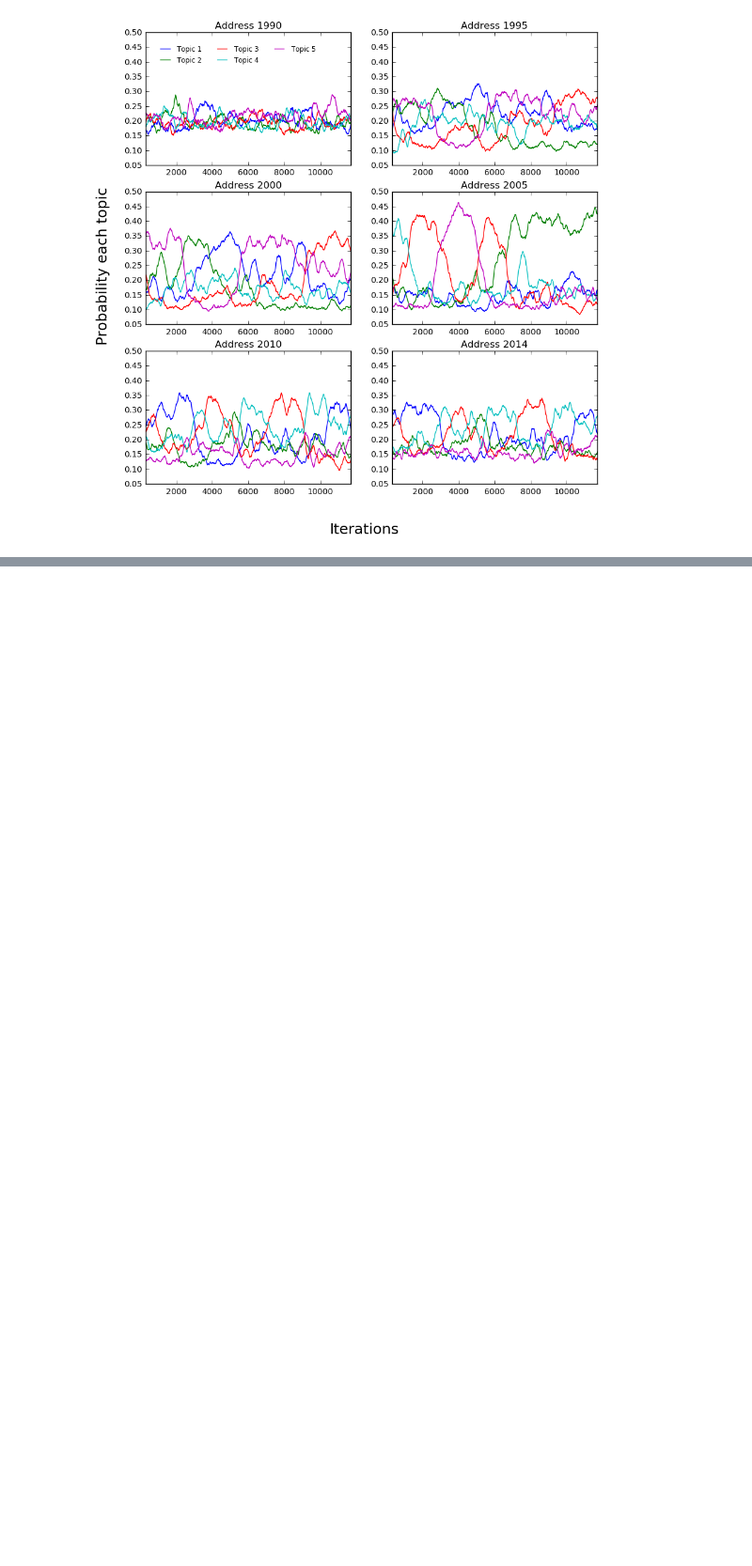
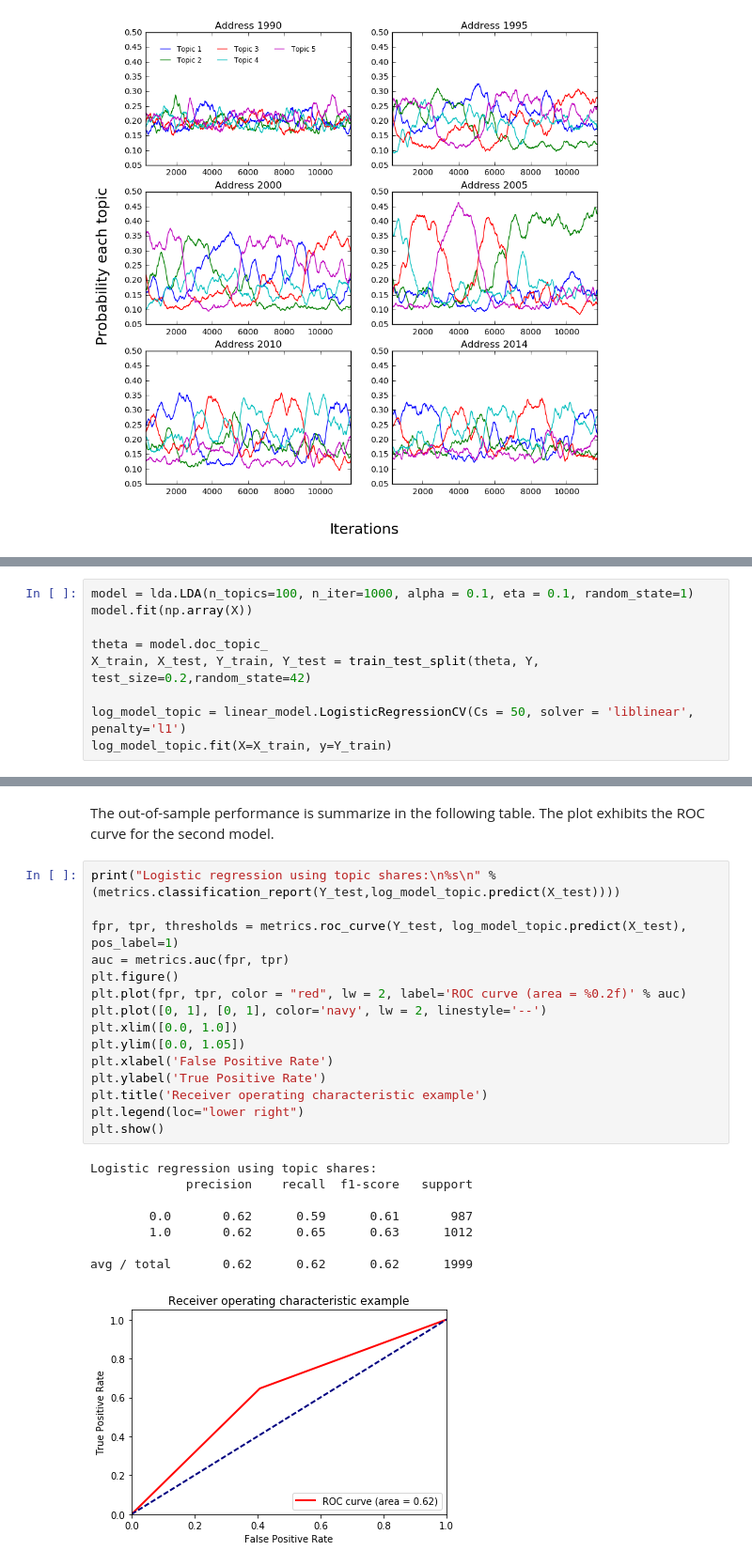
Before and after one commit to veldanie/text_mining, a Jupyter notebook: Report2.ipynb, the cells around one changed output, grey strips where cells are left out. Shown at 94% size. Saved outputs shown, nothing was run; the diff lists cells and outputs as text; blank space fills up the shorter version.

```diff
--- a/Report2.ipynb
+++ b/Report2.ipynb
@@ -351,0 +616,9 @@ fig.show()
+# %%
+model = lda.LDA(n_topics=100, n_iter=1000, alpha = 0.1, eta = 0.1, random_state=1)
+model.fit(np.array(X))
+
+theta = model.doc_topic_
+X_train, X_test, Y_train, Y_test = train_test_split(theta, Y, test_size=0.2,random_state=42)
+
+log_model_topic = linear_model.LogisticRegressionCV(Cs = 50, solver = 'liblinear', penalty='l1')
+log_model_topic.fit(X=X_train, y=Y_train)
@@ -351,0 +648,26 @@ fig.show()
+# %% [markdown]
+The  out-of-sample performance is summarize in the following table. The plot exhibits the ROC curve for the second model.
+# %%
+print("Logistic regression using topic shares:\n%s\n" % (metrics.classification_report(Y_test,log_model_topic.predict(X_test))))
+
+fpr, tpr, thresholds = metrics.roc_curve(Y_test, log_model_topic.predict(X_test), pos_label=1)
+auc = metrics.auc(fpr, tpr)
+plt.figure()
+plt.plot(fpr, tpr, color = "red", lw = 2, label='ROC curve (area = %0.2f)' % auc)
+plt.plot([0, 1], [0, 1], color='navy', lw = 2, linestyle='--')
+plt.xlim([0.0, 1.0])
+plt.ylim([0.0, 1.05])
+plt.xlabel('False Positive Rate')
+plt.ylabel('True Positive Rate')
+plt.title('Receiver operating characteristic example')
+plt.legend(loc="lower right")
+plt.show()
+# %% [output]
+Logistic regression using topic shares:
+             precision    recall  f1-score   support
+
+        0.0       0.62      0.59      0.61       987
+        1.0       0.62      0.65      0.63      1012
+
+avg / total       0.62      0.62      0.62      1999
+[figure, added]
```
Also changed, not shown: parts of 17 cells of this notebook.
